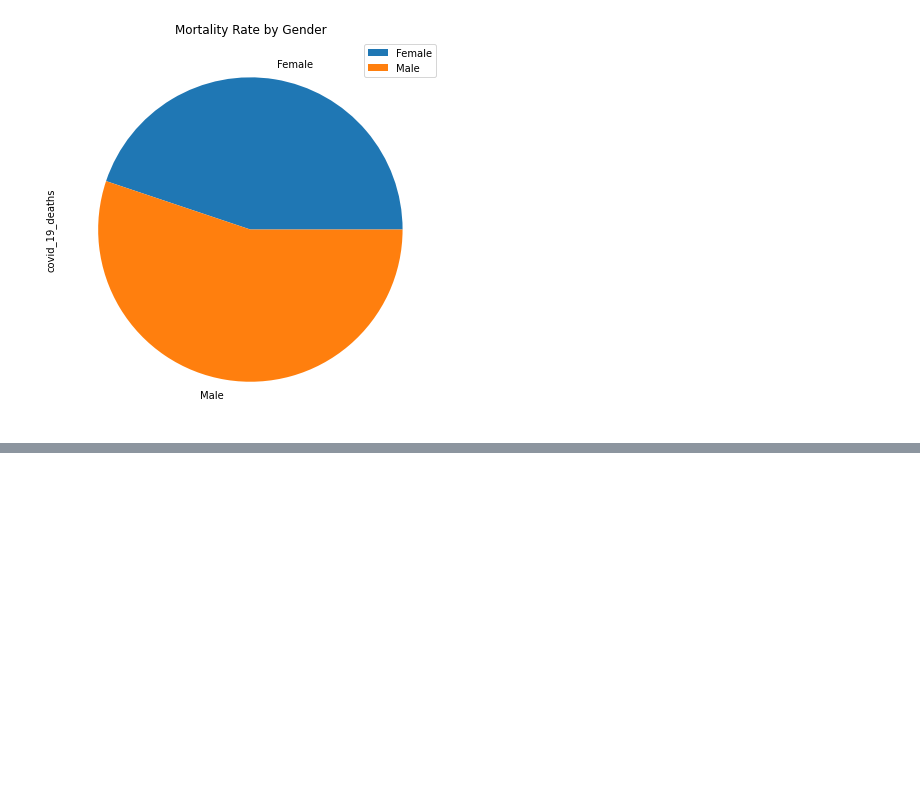
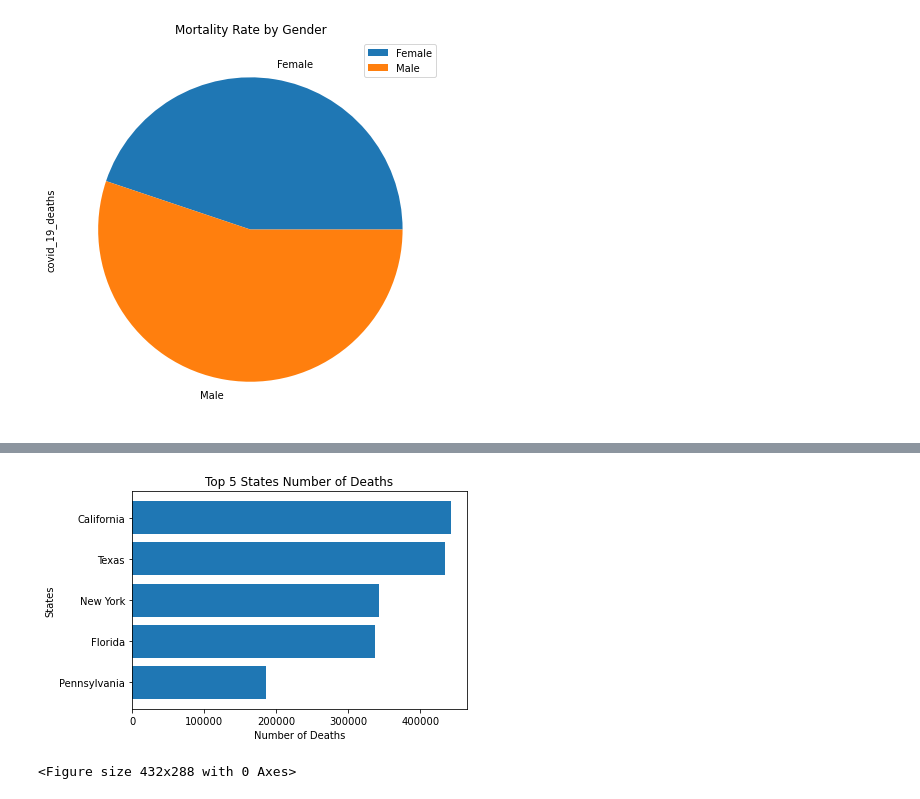
Before and after one commit to AlexanderLorin/Project-1-MKFG, a Jupyter notebook: Binning_Covid_file1.ipynb, the cells around one changed output, grey strips where cells are left out. Cells and saved outputs as stored; diff of their text form; code cells hidden in the pictures; blank space fills up the shorter version.

```diff
--- a/Binning_Covid_file1.ipynb
+++ b/Binning_Covid_file1.ipynb
@@ -219,3 +310,26 @@ sorted_state_df["covid_19_deaths"]
+# %%
+#height=sorted_state_df["covid_19_deaths"].astype(int).iloc[0:10].to_string(index=False,header=False)
+height=sorted_state_df["covid_19_deaths"].astype(int).iloc[0:5].to_list()
+bars=sorted_state_df.index.tolist()[0:5]
+y_pos = np.arange(len(bars))
+# Create horizontal bars
+plt.barh(y_pos, height)
+
+# Create names on the x-axis
+plt.yticks(y_pos, bars)
+ax=plt.subplot()
+ax.invert_yaxis()
+# Show graphic
+plt.ylabel("States")
+plt.xlabel("Number of Deaths")
+plt.title("Top 5 States Number of Deaths")
+plt.show()
+
+#plot = update_df.plt.barh(y='covid_19_deaths', figsize=(7, 7), title="Mortlaity by State counts sorted in descending order")
+plt.savefig("/Users/karlarobles/Desktop/DataViz/DataViz/Project-1-MKFG/mkfg_figures/Mortalityratebystate.png")
+# %% [output]
+[figure, added]
+<Figure size 432x288 with 0 Axes>
 # %%
 #Mortality rate for Gender types for different age groups - Stacked bar graph
 
```
Also changed, not shown: parts of 16 cells of this notebook, 3 other files.
